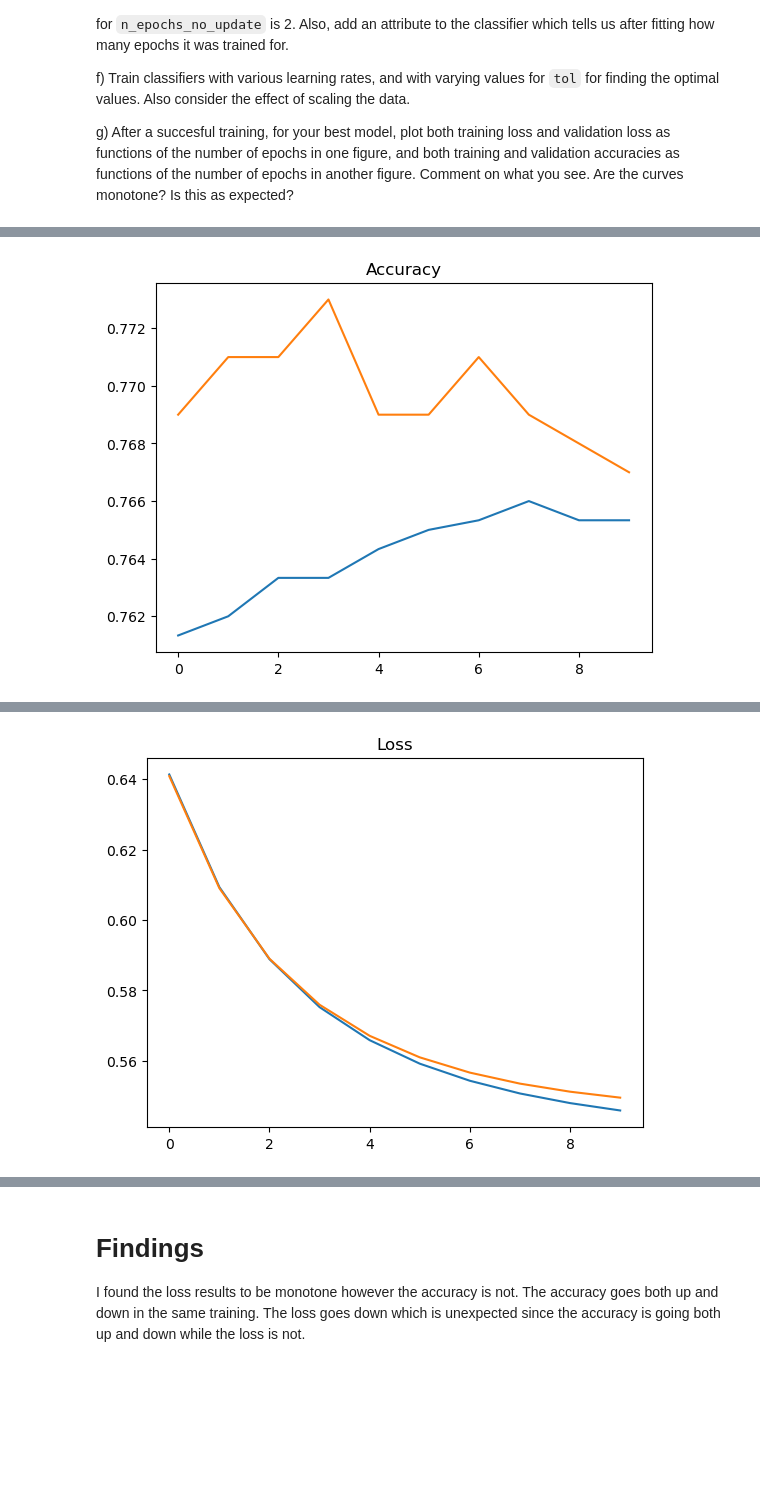
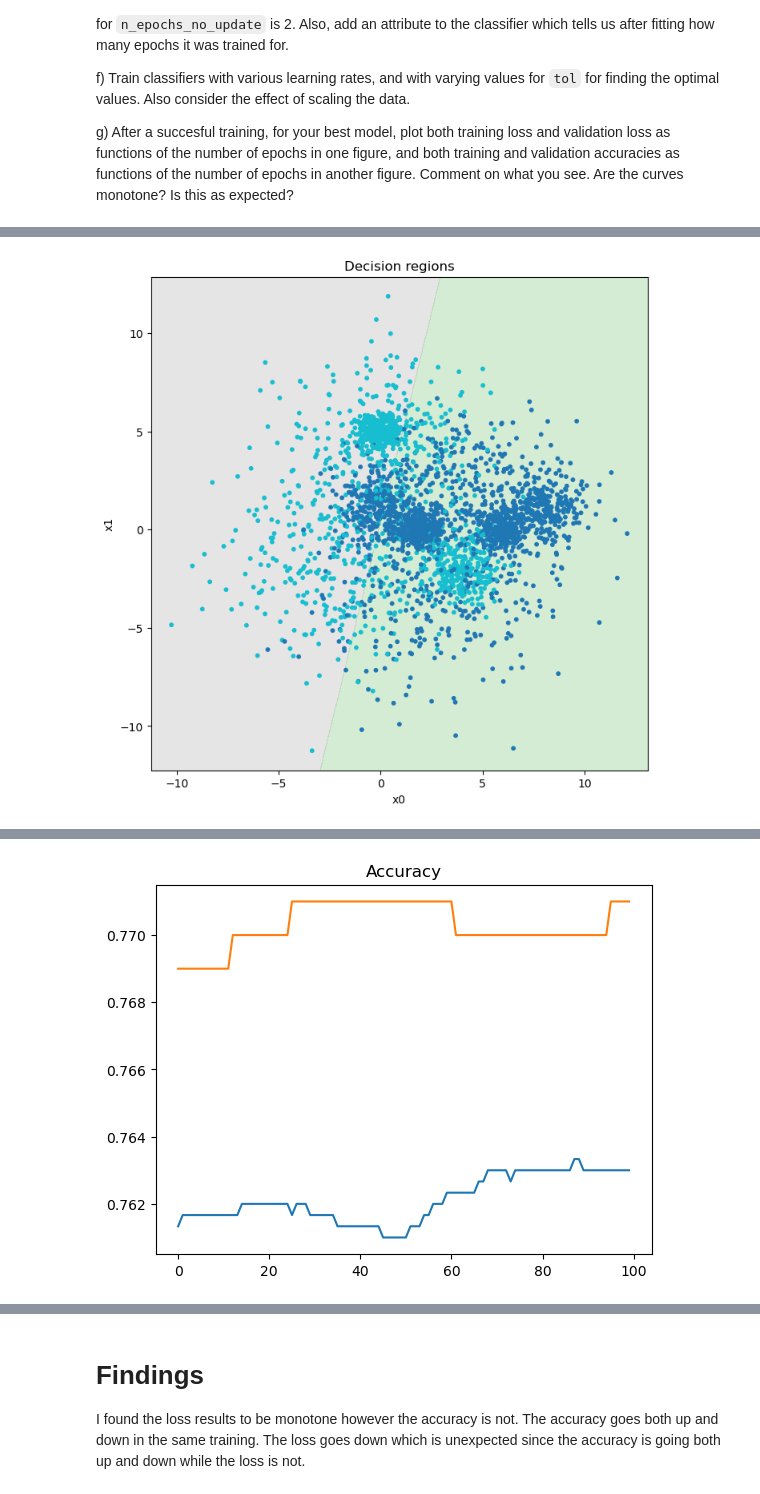
Before and after one commit to mariusfredrichsen/uio, a Jupyter notebook: IN3050/assignment2/in3050_in4050_2025_assignment_2.ipynb, the cells around one changed output, grey strips where cells are left out. Drawn from its saved outputs; the diff is of its cells as text; code cells hidden in the pictures; blank space fills up the shorter version.

```diff
--- a/IN3050/assignment2/in3050_in4050_2025_assignment_2.ipynb
+++ b/IN3050/assignment2/in3050_in4050_2025_assignment_2.ipynb
@@ -430,14 +430,14 @@ lr = NumpyLogRegClass()
 X_train_scaled = normalize(X_train)
 X_val_scaled = normalize(X_val)
 
-eta = 0.05
+eta = 0.001
 epochs = 100
 tol = 0.005
-n_epochs_no_update = 2
+n_epochs_no_update = 10
 epochs_break, accuracies, losses, accuracies_val, losses_val = lr.fit(X_train, t2_train, eta = eta, epochs = epochs, X_val = X_val, t_val = t2_val, tol = tol, n_epochs_no_update = n_epochs_no_update)
 
 print(f"Accuracy: {accuracies[-1]} Loss: {losses[-1]} Accuracy_val: {accuracies_val[-1]} Epochs: {epochs_break}")
-
+plot_decision_regions(X_train, t2_train, lr)
 epochs_break += 1
 f1 = plt.figure()
 # plt.ylim([0.6,0.9])
@@ -479 +478 @@ Accuracy: 0.7493333333333333 Loss: 0.6447723577900729 Accuracy_val: 0.746 Epochs
-[figure, old version]
+[figure, new version]
@@ -480 +480 @@ Accuracy: 0.7493333333333333 Loss: 0.6447723577900729 Accuracy_val: 0.746 Epochs
-[figure, old version]
+[figure, new version]
```
Also changed, not shown: parts of 7 cells of this notebook, 6 other files.
